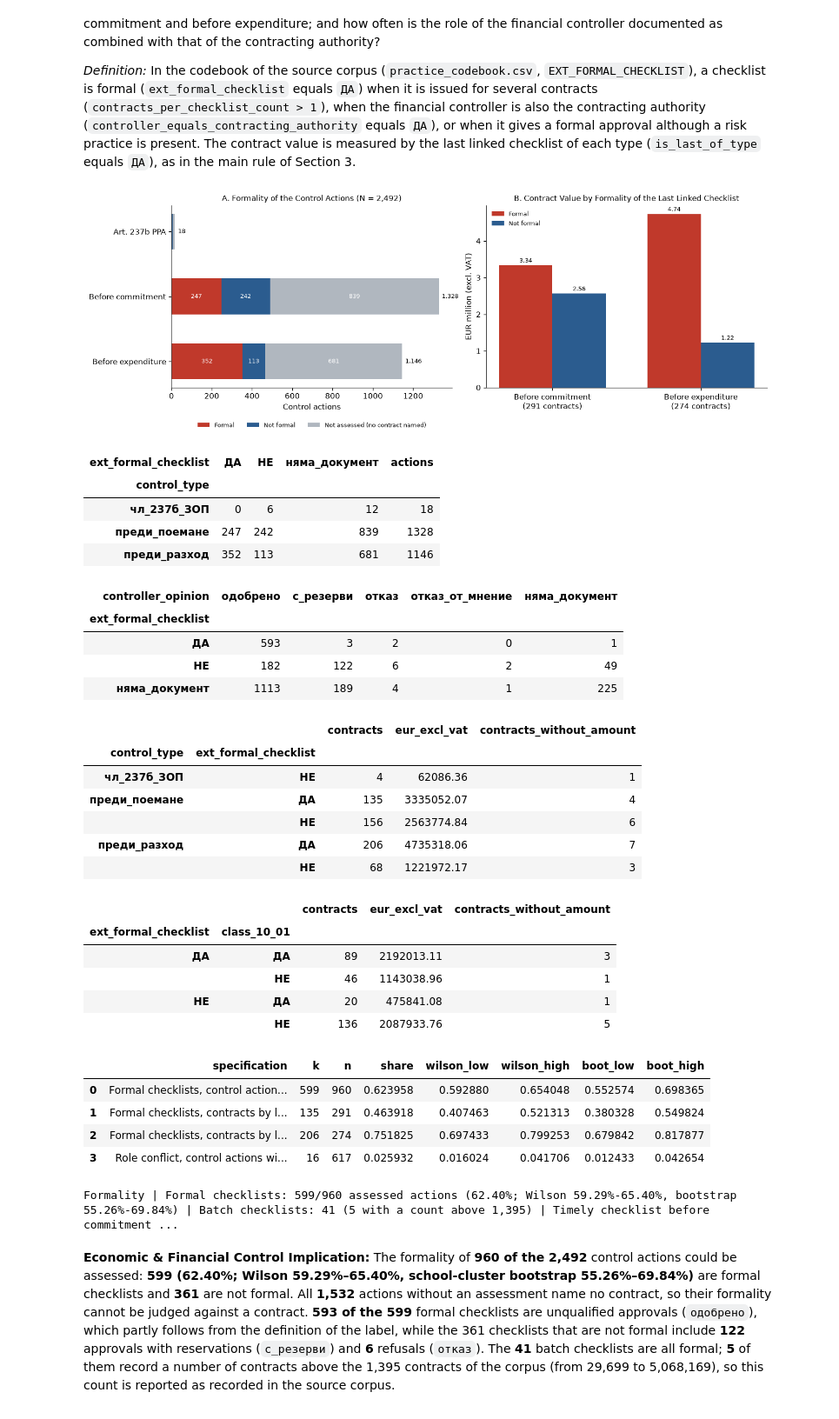
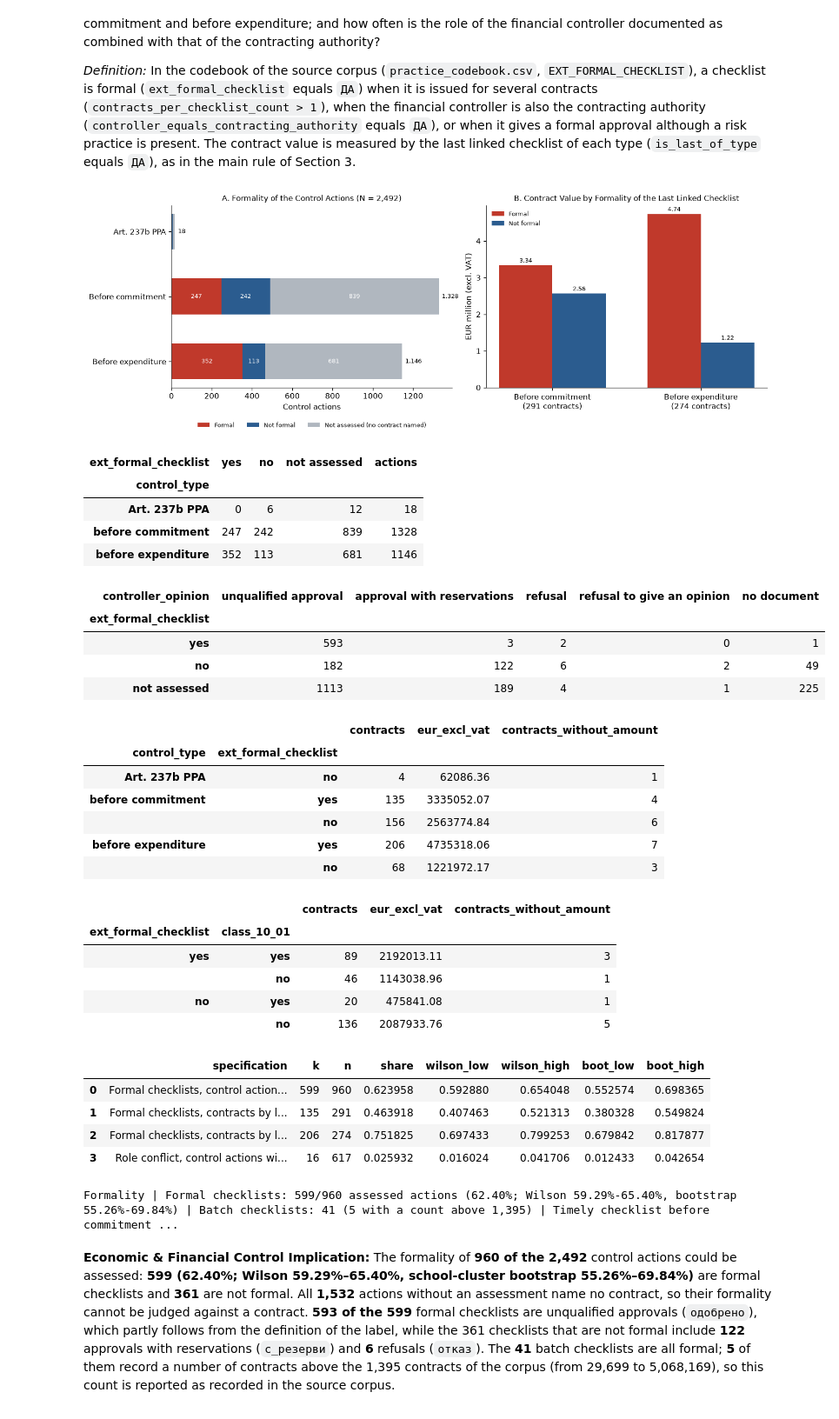
Before and after one commit to beluhov/ex-ante-legality-control-foi, a Jupyter notebook: FOI_ExAnte_Legality_Control.ipynb, the cells around one changed output. Shown at 87% size. Cells and saved outputs as stored; diff of their text form; code cells hidden in the pictures.

```diff
--- a/FOI_ExAnte_Legality_Control.ipynb
+++ b/FOI_ExAnte_Legality_Control.ipynb
@@ -174,6 +174,18 @@ def fmt_pct(val: float) -> str:
     return f"{val * 100:.2f}%"
 
 
+TERMS_EN = {
+    "ДА": "yes", "НЕ": "no", "няма_документ": "no document", "непотвърден": "unconfirmed",
+    "чл_237б_ЗОП": "Art. 237b PPA", "преди_поемане": "before commitment", "преди_разход": "before expenditure",
+    "одобрено": "unqualified approval", "с_резерви": "approval with reservations",
+    "отказ": "refusal", "отказ_от_мнение": "refusal to give an opinion",
+}
+
+
+def en_view(df: pd.DataFrame, terms: dict = TERMS_EN, column_terms: dict | None = None) -> pd.DataFrame:
+    return df.rename(index=terms, columns=terms if column_terms is None else column_terms).replace(terms)
+
+
 def save_fig_300(fig: plt.Figure, filename: str) -> Path:
     out = FIG_DIR / filename
     fig.savefig(out, dpi=300, bbox_inches="tight", facecolor="white")
@@ -1048,59 +1060,60 @@ width = 0.36
 for offset, (code, label, color) in zip([-width / 2, width / 2], seg_specs[:2]):
     vals = [contract_formality.loc[(t, code), "eur_excl_vat"] / 1e6 for t, _ in group_specs]
     bars = ax2.bar(x + offset, vals, width, color=color, label=label)
     ax2.bar_label(bars, labels=[f"{v:.2f}" for v in vals], padding=2, fontsize=8)
 ax2.set_xticks(x)
 ax2.set_xticklabels([f"{label}\n({len(pc_last if t == 'преди_поемане' else pe_last)} contracts)" for t, label in group_specs])
 ax2.set_ylabel("EUR million (excl. VAT)")
 ax2.set_title("B. Contract Value by Formality of the Last Linked Checklist", fontsize=10)
 ax2.legend(loc="upper left", fontsize=8, frameon=False)
 for ax in (ax1, ax2):
     ax.spines[["top", "right"]].set_visible(False)
 plt.show()
 plt.close(fig)
 
-display(formality_by_type)
-display(opinion_by_formality)
-display(contract_formality)
-display(pc_formality_timing)
+formality_terms = {**TERMS_EN, "няма_документ": "not assessed"}
+display(en_view(formality_by_type, formality_terms))
+display(en_view(opinion_by_formality, formality_terms, TERMS_EN))
+display(en_view(contract_formality, formality_terms))
+display(en_view(pc_formality_timing, formality_terms))
 display(formality_shares)
 
 fs = formality_shares.set_index("specification")
 print(
     f"Formality | Formal checklists: {formal_counts['ДА']}/{int(formal_assessed.sum())} assessed actions "
     f"({fs['share'].iloc[0]:.2%}; Wilson {fs['wilson_low'].iloc[0]:.2%}-{fs['wilson_high'].iloc[0]:.2%}, "
     f"bootstrap {fs['boot_low'].iloc[0]:.2%}-{fs['boot_high'].iloc[0]:.2%}) | "
     f"Batch checklists: {batch_actions} ({batch_above_corpus} with a count above {len(contracts):,}) | "
     f"Timely checklist before commitment that is not formal: {int(pc_formality_timing.loc[('НЕ', 'НЕ'), 'contracts'])} contracts, "
     f"{fmt_eur(substantive_timely_eur)} ({substantive_timely_share:.2%} of {fmt_eur(total_eur_excl_vat)}) | "
     f"Role conflict: {role_counts['ДА']}/{int(role_confirmed.sum())} confirmed actions ({fs['share'].iloc[3]:.2%}), "
     f"{len(role_conflict_contracts)} contracts, {fmt_eur(role_conflict_eur)}"
 )
 # %% [output]
 [figure]
-| ext_formal_checklist | ДА | НЕ | няма_документ | actions |
+| ext_formal_checklist | yes | no | not assessed | actions |
 | control_type |  |  |  |  |
-| чл_237б_ЗОП | 0 | 6 | 12 | 18 |
-| преди_поемане | 247 | 242 | 839 | 1328 |
-| преди_разход | 352 | 113 | 681 | 1146 |
+| Art. 237b PPA | 0 | 6 | 12 | 18 |
+| before commitment | 247 | 242 | 839 | 1328 |
+| before expenditure | 352 | 113 | 681 | 1146 |
-| controller_opinion | одобрено | с_резерви | отказ | отказ_от_мнение | няма_документ |
+| controller_opinion | unqualified approval | approval with reservations | refusal | refusal to give an opinion | no document |
 | ext_formal_checklist |  |  |  |  |  |
-| ДА | 593 | 3 | 2 | 0 | 1 |
-| НЕ | 182 | 122 | 6 | 2 | 49 |
-| няма_документ | 1113 | 189 | 4 | 1 | 225 |
+| yes | 593 | 3 | 2 | 0 | 1 |
+| no | 182 | 122 | 6 | 2 | 49 |
+| not assessed | 1113 | 189 | 4 | 1 | 225 |
 |  |  | contracts | eur_excl_vat | contracts_without_amount |
 | control_type | ext_formal_checklist |  |  |  |
-| чл_237б_ЗОП | НЕ | 4 | 62086.36 | 1 |
-| преди_поемане | ДА | 135 | 3335052.07 | 4 |
-|  | НЕ | 156 | 2563774.84 | 6 |
-| преди_разход | ДА | 206 | 4735318.06 | 7 |
-|  | НЕ | 68 | 1221972.17 | 3 |
+| Art. 237b PPA | no | 4 | 62086.36 | 1 |
+| before commitment | yes | 135 | 3335052.07 | 4 |
+|  | no | 156 | 2563774.84 | 6 |
+| before expenditure | yes | 206 | 4735318.06 | 7 |
+|  | no | 68 | 1221972.17 | 3 |
 |  |  | contracts | eur_excl_vat | contracts_without_amount |
 | ext_formal_checklist | class_10_01 |  |  |  |
-| ДА | ДА | 89 | 2192013.11 | 3 |
-|  | НЕ | 46 | 1143038.96 | 1 |
-| НЕ | ДА | 20 | 475841.08 | 1 |
-|  | НЕ | 136 | 2087933.76 | 5 |
+| yes | yes | 89 | 2192013.11 | 3 |
+|  | no | 46 | 1143038.96 | 1 |
+| no | yes | 20 | 475841.08 | 1 |
+|  | no | 136 | 2087933.76 | 5 |
 |  | specification | k | n | share | wilson_low | wilson_high | boot_low | boot_high |
 | 0 | Formal checklists, control action... | 599 | 960 | 0.623958 | 0.592880 | 0.654048 | 0.552574 | 0.698365 |
 | 1 | Formal checklists, contracts by l... | 135 | 291 | 0.463918 | 0.407463 | 0.521313 | 0.380328 | 0.549824 |
```
Also changed, not shown: parts of 5 cells of this notebook.
